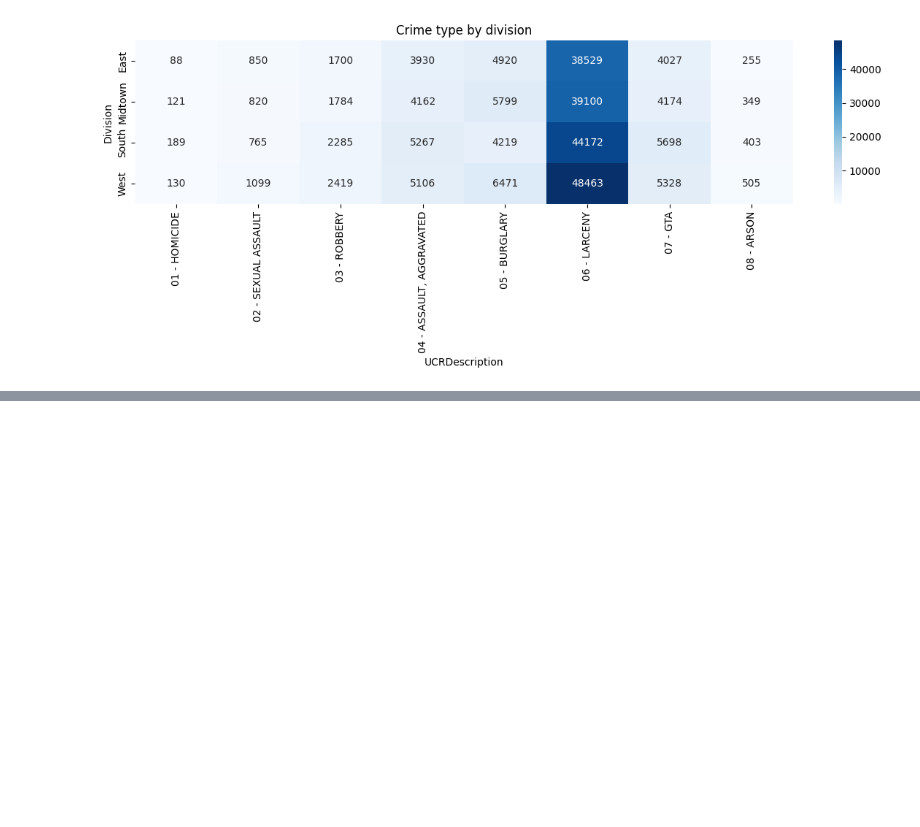
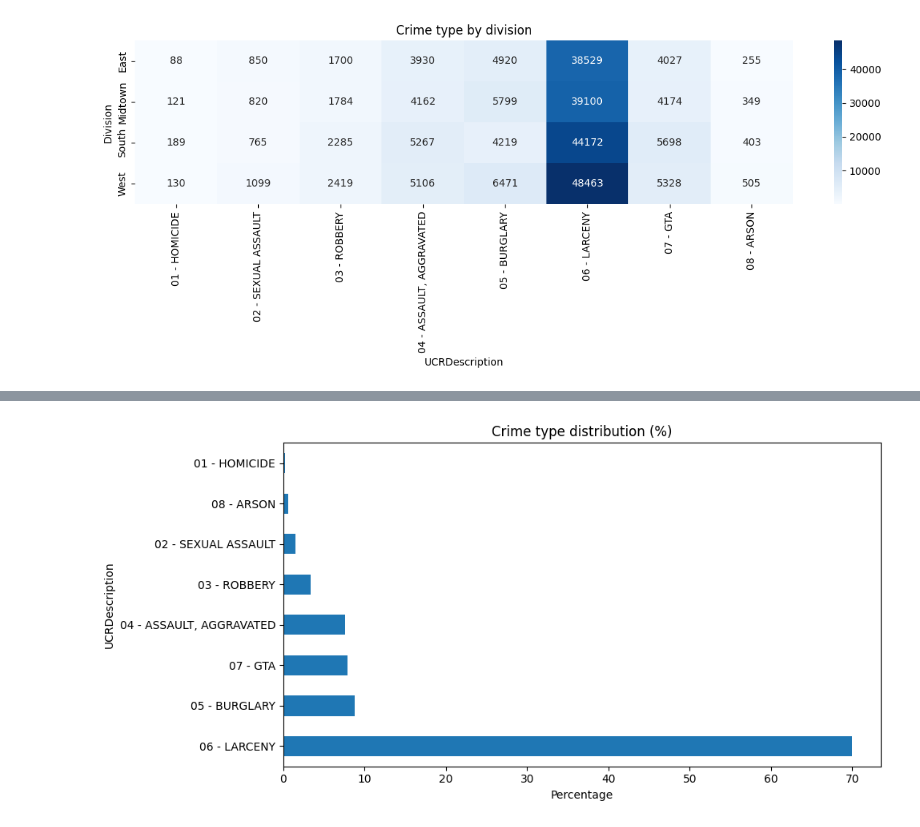
Before and after one commit to viswakaruturi/tucson-crime-insights, a Jupyter notebook: notebooks/02_preprocessing.ipynb, the cells around one changed output, grey strips where cells are left out. Drawn from its saved outputs; the diff is of its cells as text; code cells hidden in the pictures; blank space fills up the shorter version.

```diff
--- a/notebooks/02_preprocessing.ipynb
+++ b/notebooks/02_preprocessing.ipynb
@@ -179,0 +217,11 @@ plt.show()
+# %%
+plt.figure(figsize = (10, 5))
+pct = df_clean["UCRDescription"].value_counts(normalize = True) * 100
+pct.plot(kind = "barh")
+plt.title("Crime type distribution (%)")
+plt.xlabel("Percentage")
+plt.tight_layout()
+plt.savefig("../results/02/crime_type_percentage.png", dpi = 150, bbox_inches = "tight")
+plt.show()
+# %% [output]
+[figure, added]
```
Also changed, not shown: parts of 15 cells of this notebook, 18 other files.
